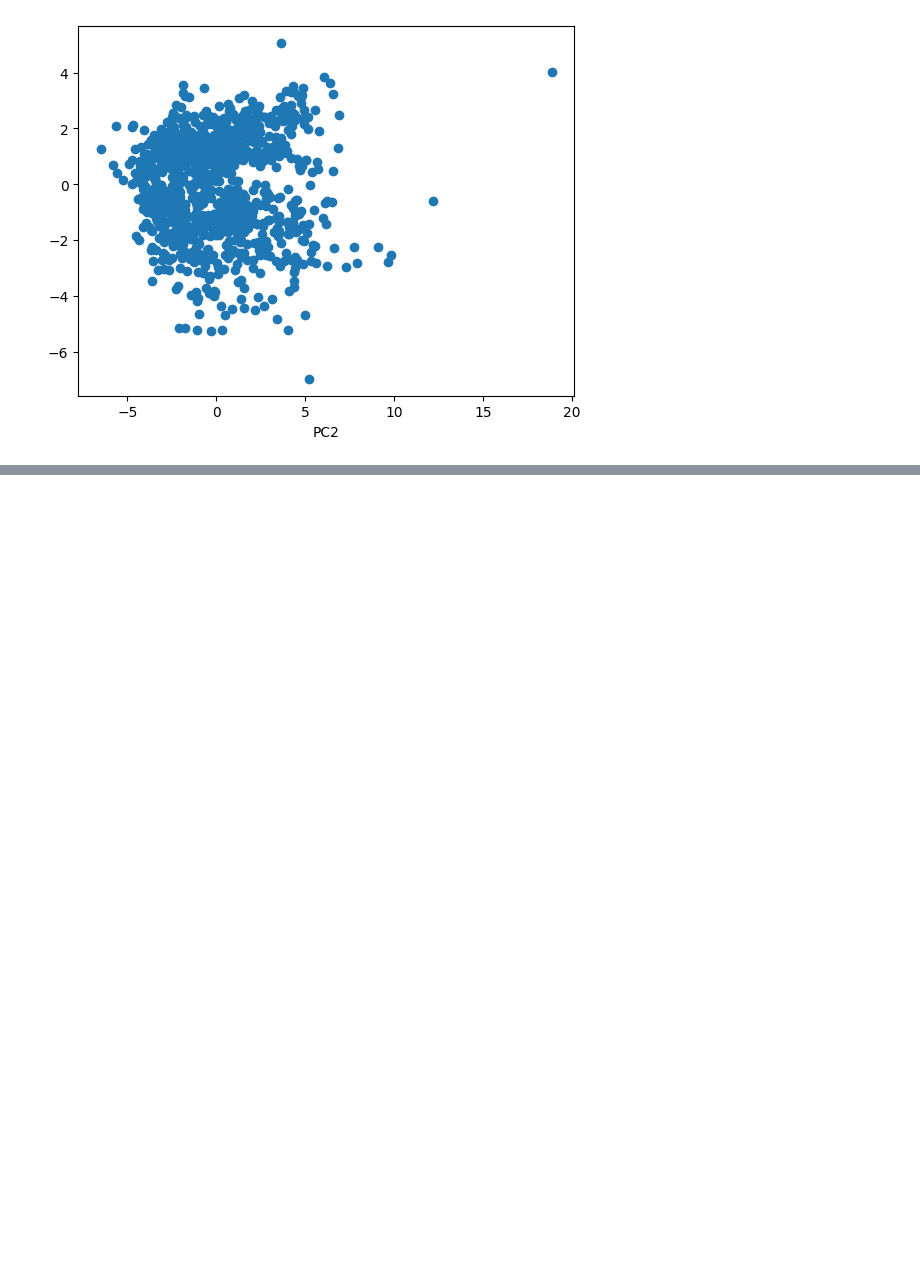
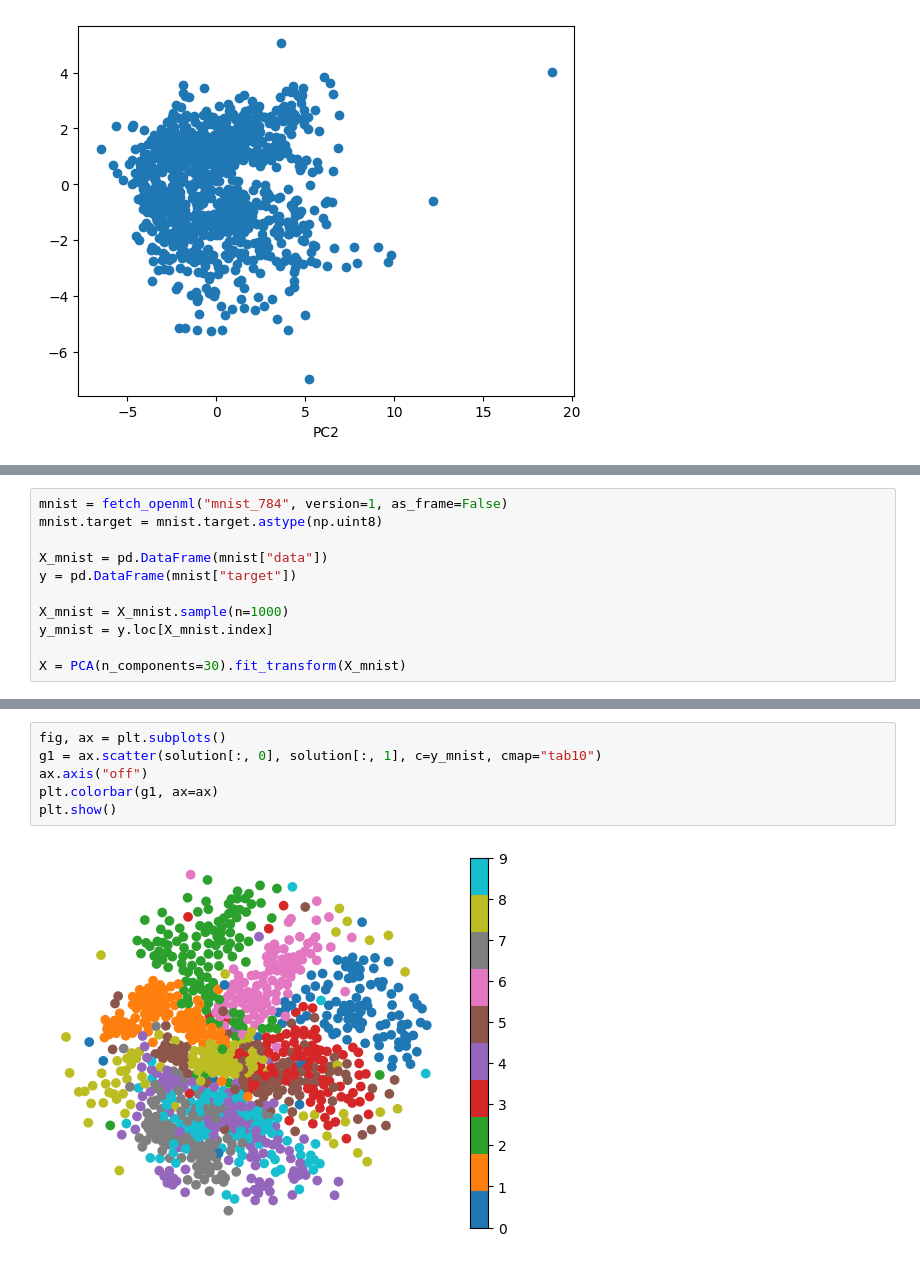
Before and after one commit to ducvu0907/ai-testing, a Jupyter notebook: pca_lda_tsne.ipynb, the cells around one changed output, grey strips where cells are left out. Drawn from its saved outputs; the diff is of its cells as text; blank space fills up the shorter version.

```diff
--- a/pca_lda_tsne.ipynb
+++ b/pca_lda_tsne.ipynb
@@ -187,0 +398,11 @@ X_pca = pca(X_scaled, eigenvectors, eigenvalues, 2)
+# %%
+mnist = fetch_openml("mnist_784", version=1, as_frame=False)
+mnist.target = mnist.target.astype(np.uint8)
+
+X_mnist = pd.DataFrame(mnist["data"])
+y = pd.DataFrame(mnist["target"])
+
+X_mnist = X_mnist.sample(n=1000)
+y_mnist = y.loc[X_mnist.index]
+
+X = PCA(n_components=30).fit_transform(X_mnist)
@@ -187,0 +429,8 @@ X_pca = pca(X_scaled, eigenvectors, eigenvalues, 2)
+# %%
+fig, ax = plt.subplots()
+g1 = ax.scatter(solution[:, 0], solution[:, 1], c=y_mnist, cmap="tab10")
+ax.axis("off")
+plt.colorbar(g1, ax=ax)
+plt.show()
+# %% [output]
+[figure, added]
```
Also changed, not shown: parts of 34 cells of this notebook.
